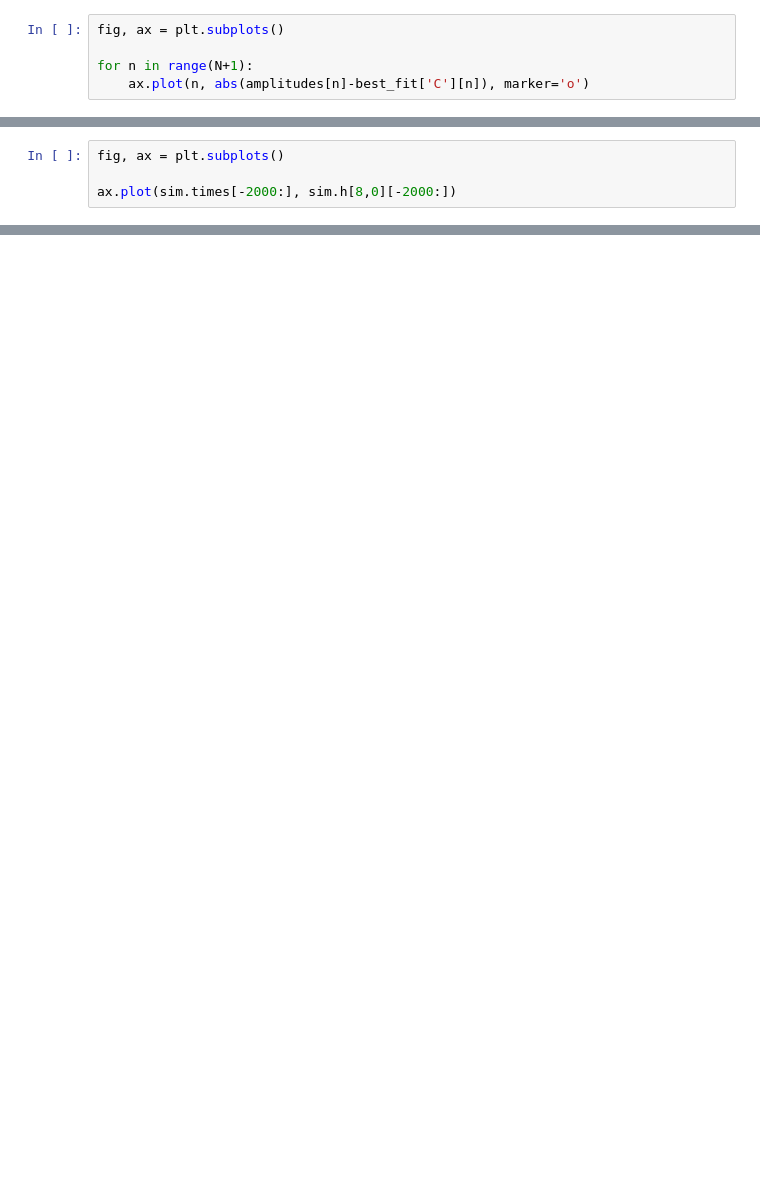
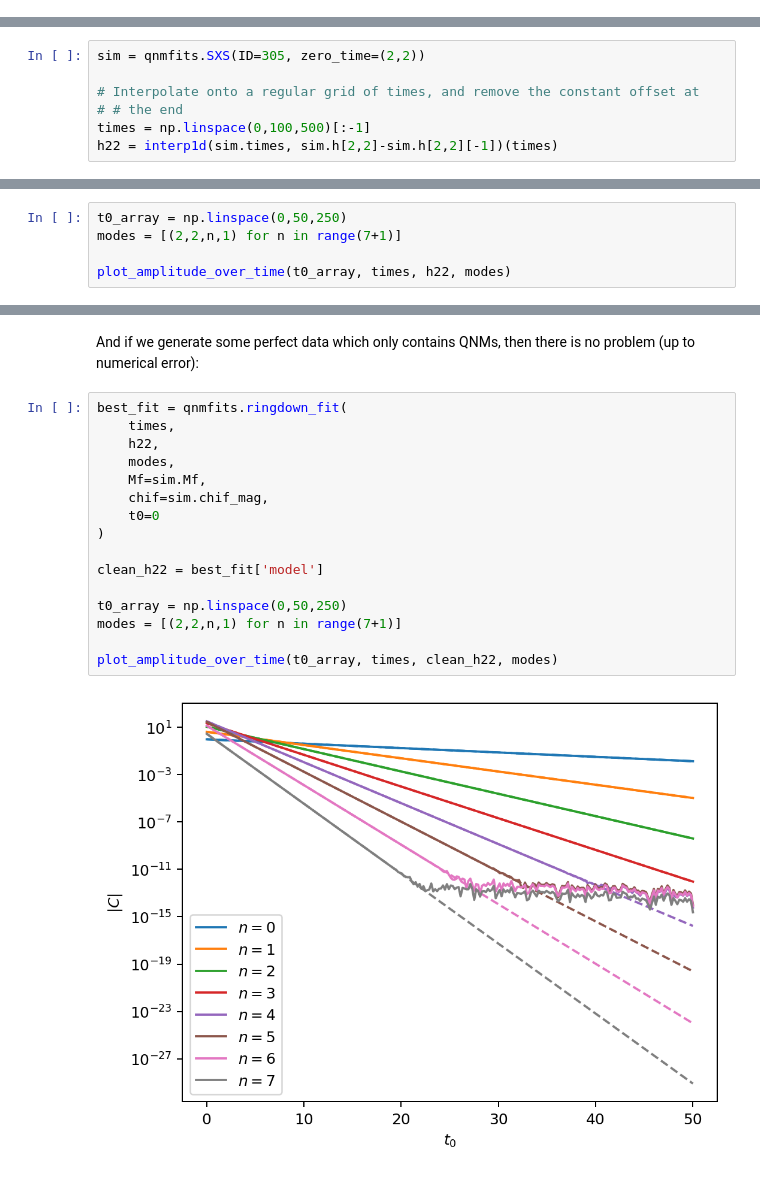
Before and after one commit to eliotfinch/qnmfits, a Jupyter notebook: examples/mode_stability.ipynb, the cells around one changed output, grey strips where cells are left out. Drawn from its saved outputs; the diff is of its cells as text; blank space fills up the shorter version.

```diff
--- a/examples/mode_stability.ipynb
+++ b/examples/mode_stability.ipynb
@@ -232,5 +0,0 @@ Measured amplitude = [ 9.19283794e-02+9.63899962e-01j  1.55418422e-14-6.67571585
-# %%
-fig, ax = plt.subplots()
-
-for n in range(N+1):
-    ax.plot(n, abs(amplitudes[n]-best_fit['C'][n]), marker='o')
@@ -280,4 +0,0 @@ _ = ax.legend()
-# %%
-fig, ax = plt.subplots()
-
-ax.plot(sim.times[-2000:], sim.h[8,0][-2000:])
@@ -283,0 +8,7 @@ ax.plot(sim.times[-2000:], sim.h[8,0][-2000:])
+# %%
+sim = qnmfits.SXS(ID=305, zero_time=(2,2))
+
+# Interpolate onto a regular grid of times, and remove the constant offset at
+# # the end
+times = np.linspace(0,100,500)[:-1]
+h22 = interp1d(sim.times, sim.h[2,2]-sim.h[2,2][-1])(times)
@@ -283,0 +63,5 @@ ax.plot(sim.times[-2000:], sim.h[8,0][-2000:])
+# %%
+t0_array = np.linspace(0,50,250)
+modes = [(2,2,n,1) for n in range(7+1)]
+
+plot_amplitude_over_time(t0_array, times, h22, modes)
@@ -283,0 +70,20 @@ ax.plot(sim.times[-2000:], sim.h[8,0][-2000:])
+# %% [markdown]
+And if we generate some perfect data which only contains QNMs, then there is no problem (up to numerical error):
+# %%
+best_fit = qnmfits.ringdown_fit(
+    times,
+    h22,
+    modes,
+    Mf=sim.Mf,
+    chif=sim.chif_mag,
+    t0=0
+)
+
+clean_h22 = best_fit['model']
+
+t0_array = np.linspace(0,50,250)
+modes = [(2,2,n,1) for n in range(7+1)]
+
+plot_amplitude_over_time(t0_array, times, clean_h22, modes)
+# %% [output]
+[figure, added]
```
Also changed, not shown: parts of 40 cells of this notebook.
